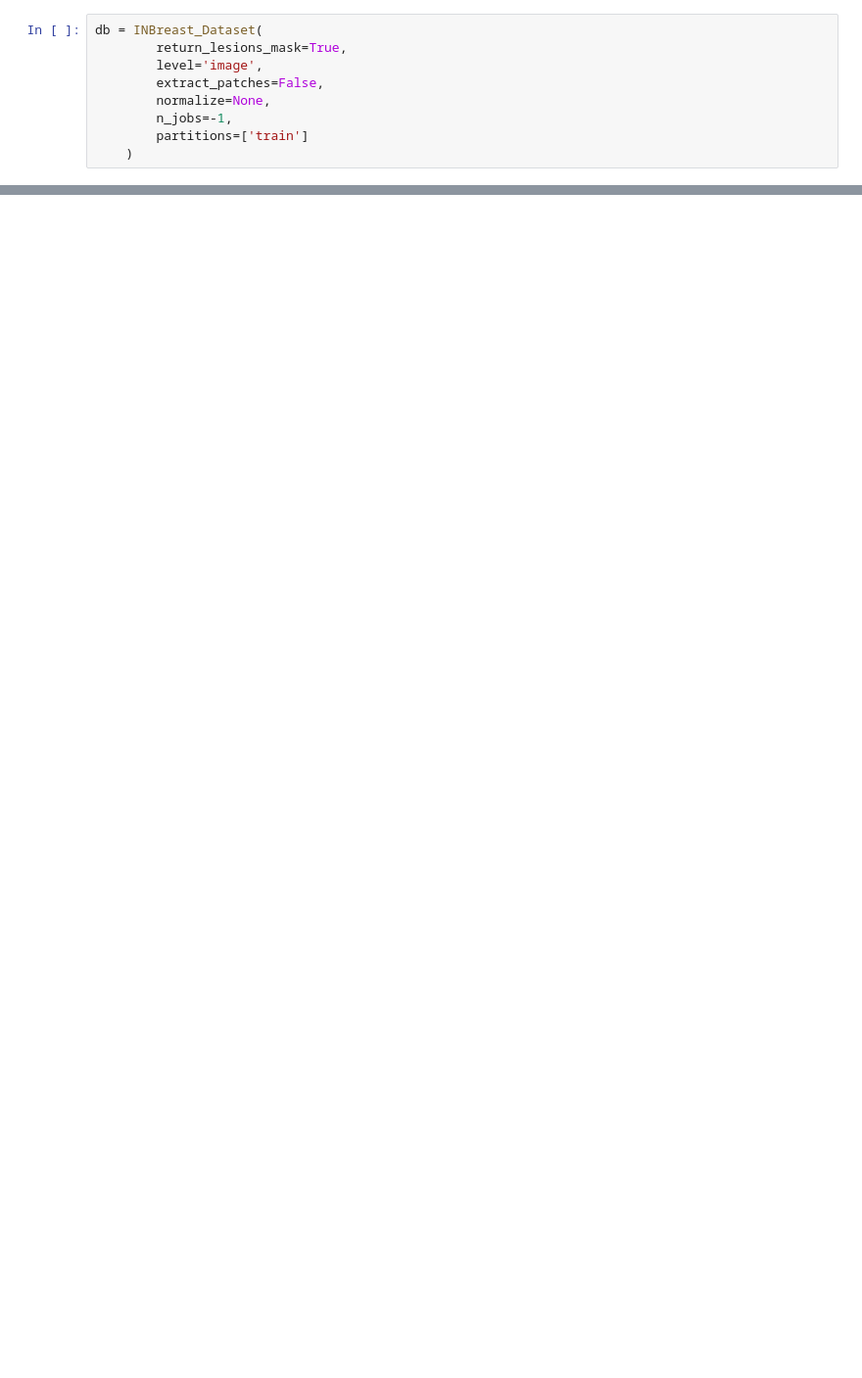
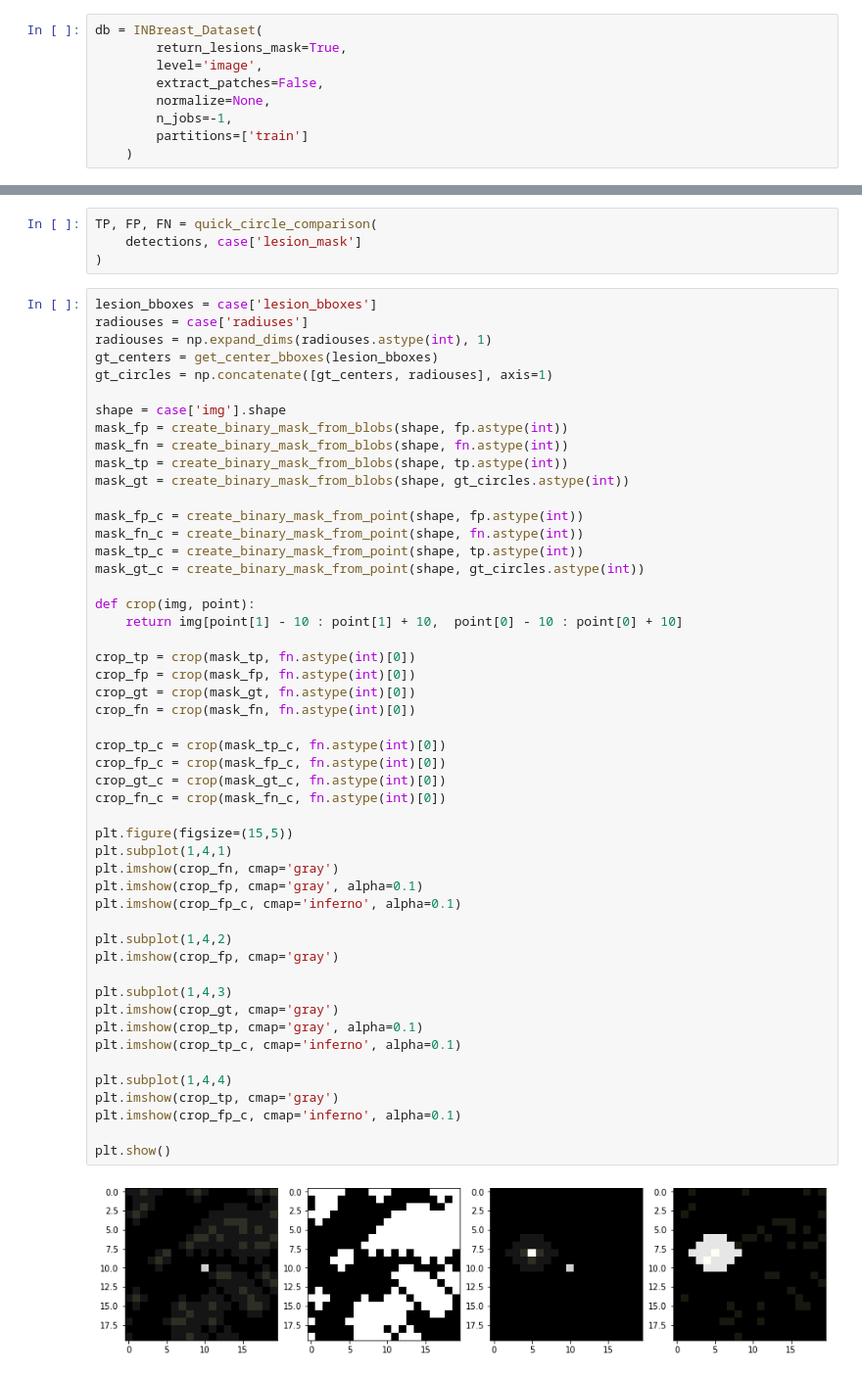
Before and after one commit to joaco18/calc-det, a Jupyter notebook: notebooks/develop_metric.ipynb, the cells around one changed output, grey strips where cells are left out. Shown at 98% size. Saved outputs shown, nothing was run; the diff lists cells and outputs as text; blank space fills up the shorter version.

```diff
--- a/notebooks/develop_metric.ipynb
+++ b/notebooks/develop_metric.ipynb
@@ -63,0 +163,56 @@ plot_blobs(db[0]['img'], gt_circles, tp, 'red')
+# %%
+TP, FP, FN = quick_circle_comparison(
+    detections, case['lesion_mask']
+)
+# %%
+lesion_bboxes = case['lesion_bboxes']
+radiouses = case['radiuses']
+radiouses = np.expand_dims(radiouses.astype(int), 1)
+gt_centers = get_center_bboxes(lesion_bboxes)
+gt_circles = np.concatenate([gt_centers, radiouses], axis=1)
+
+shape = case['img'].shape
+mask_fp = create_binary_mask_from_blobs(shape, fp.astype(int))
+mask_fn = create_binary_mask_from_blobs(shape, fn.astype(int))
+mask_tp = create_binary_mask_from_blobs(shape, tp.astype(int))
+mask_gt = create_binary_mask_from_blobs(shape, gt_circles.astype(int))
+
+mask_fp_c = create_binary_mask_from_point(shape, fp.astype(int))
+mask_fn_c = create_binary_mask_from_point(shape, fn.astype(int))
+mask_tp_c = create_binary_mask_from_point(shape, tp.astype(int))
+mask_gt_c = create_binary_mask_from_point(shape, gt_circles.astype(int))
+
+def crop(img, point):
+    return img[point[1] - 10 : point[1] + 10,  point[0] - 10 : point[0] + 10]
+
+crop_tp = crop(mask_tp, fn.astype(int)[0])
+crop_fp = crop(mask_fp, fn.astype(int)[0])
+crop_gt = crop(mask_gt, fn.astype(int)[0])
+crop_fn = crop(mask_fn, fn.astype(int)[0])
+
+crop_tp_c = crop(mask_tp_c, fn.astype(int)[0])
+crop_fp_c = crop(mask_fp_c, fn.astype(int)[0])
+crop_gt_c = crop(mask_gt_c, fn.astype(int)[0])
+crop_fn_c = crop(mask_fn_c, fn.astype(int)[0])
+
+plt.figure(figsize=(15,5))
+plt.subplot(1,4,1)
+plt.imshow(crop_fn, cmap='gray')
+plt.imshow(crop_fp, cmap='gray', alpha=0.1)
+plt.imshow(crop_fp_c, cmap='inferno', alpha=0.1)
+
+plt.subplot(1,4,2)
+plt.imshow(crop_fp, cmap='gray')
+
+plt.subplot(1,4,3)
+plt.imshow(crop_gt, cmap='gray')
+plt.imshow(crop_tp, cmap='gray', alpha=0.1)
+plt.imshow(crop_tp_c, cmap='inferno', alpha=0.1)
+
+plt.subplot(1,4,4)
+plt.imshow(crop_tp, cmap='gray')
+plt.imshow(crop_fp_c, cmap='inferno', alpha=0.1)
+
+plt.show()
+# %% [output]
+[figure, added]
```
Also changed, not shown: parts of 11 cells of this notebook, 3 other files.
